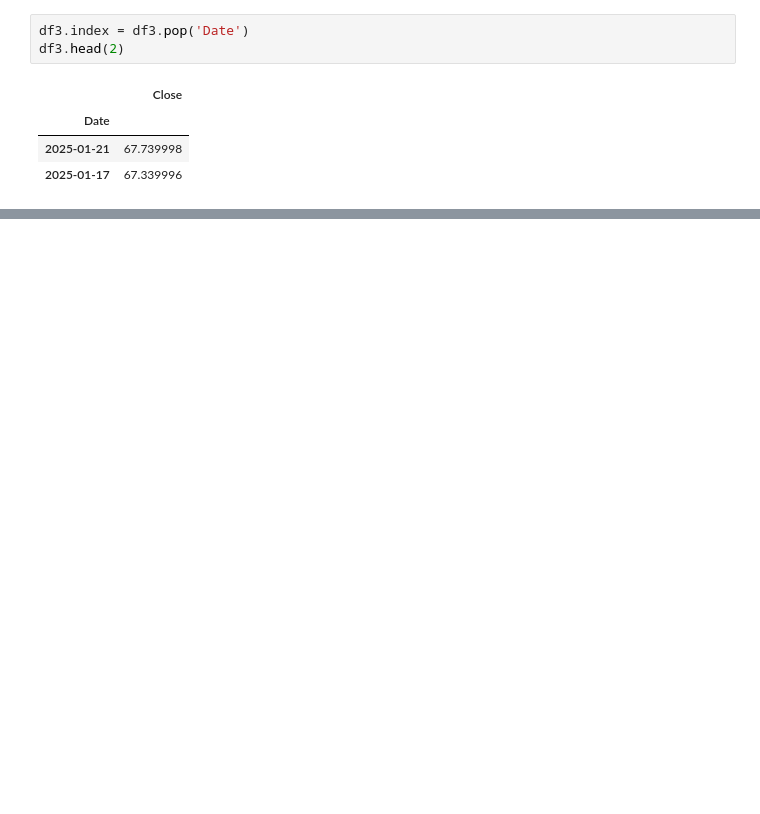
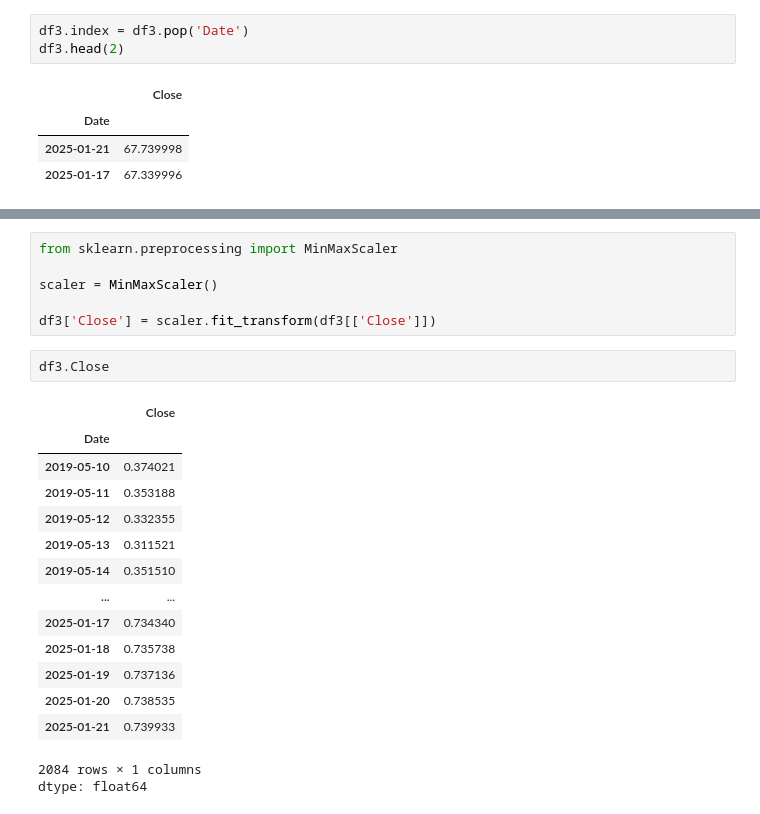
Before and after one commit to Josh0527/Uber-Stcok-Prediction-Model, a Jupyter notebook: Stock_Prediction_Model_(Uber).ipynb, the cells around one changed output, grey strips where cells are left out. Drawn from its saved outputs; the diff is of its cells as text; blank space fills up the shorter version.

```diff
--- a/Stock_Prediction_Model_(Uber).ipynb
+++ b/Stock_Prediction_Model_(Uber).ipynb
@@ -174,0 +194,24 @@ plt.plot(df3.index, df3['Close'])
+# %%
+from sklearn.preprocessing import MinMaxScaler
+
+scaler = MinMaxScaler()
+
+df3['Close'] = scaler.fit_transform(df3[['Close']])
+# %%
+df3.Close
+# %% [output]
+|  | Close |
+| Date |  |
+| 2019-05-10 | 0.374021 |
+| 2019-05-11 | 0.353188 |
+| 2019-05-12 | 0.332355 |
+| 2019-05-13 | 0.311521 |
+| 2019-05-14 | 0.351510 |
+| ... | ... |
+| 2025-01-17 | 0.734340 |
+| 2025-01-18 | 0.735738 |
+| 2025-01-19 | 0.737136 |
+| 2025-01-20 | 0.738535 |
+| 2025-01-21 | 0.739933 |
+2084 rows × 1 columns
+dtype: float64
```
Also changed, not shown: parts of 11 cells of this notebook.
